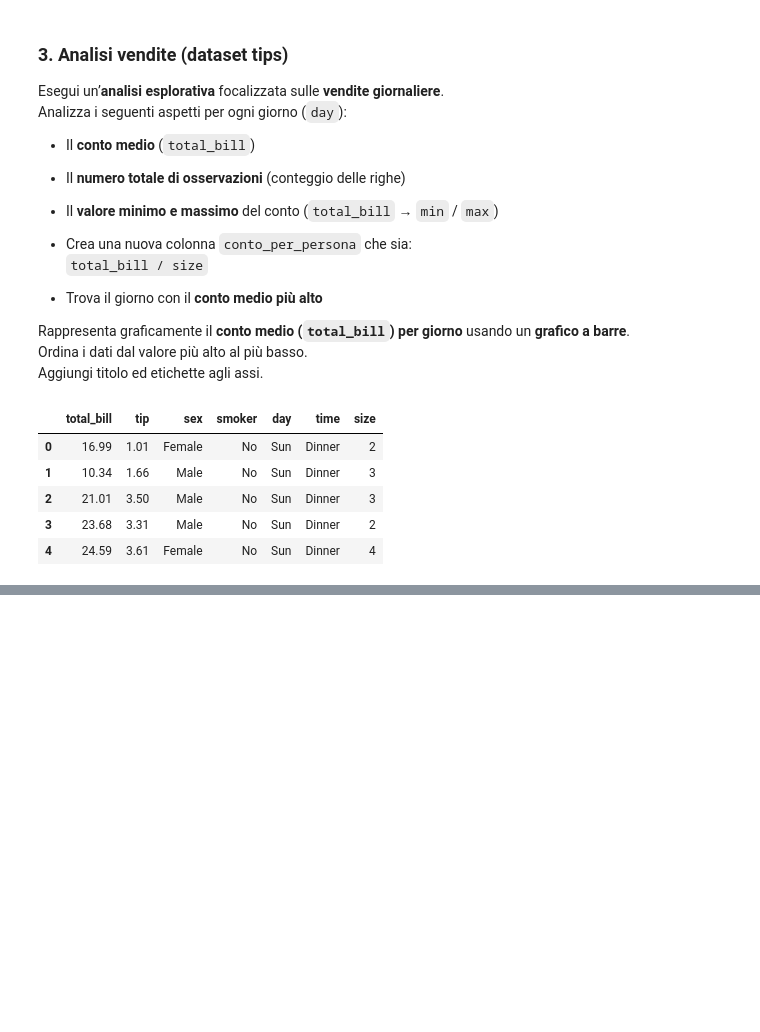
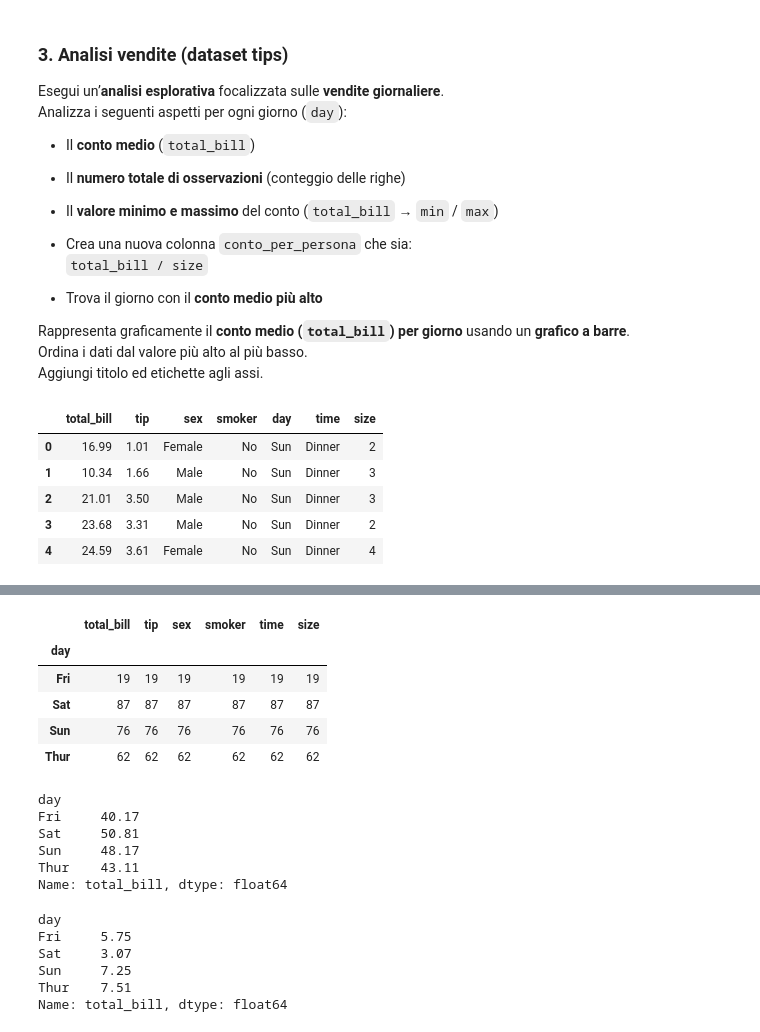
Before and after one commit to majamujagic/ProgrammingLab, a Jupyter notebook: Python 2/Lezione 3/3.5_Esercizi_lez_3.ipynb, the cells around one changed output, grey strips where cells are left out. Cells and saved outputs as stored; diff of their text form; code cells hidden in the pictures; blank space fills up the shorter version.

```diff
--- a/Python 2/Lezione 3/3.5_Esercizi_lez_3.ipynb
+++ b/Python 2/Lezione 3/3.5_Esercizi_lez_3.ipynb
@@ -229,0 +261,30 @@ df.head()
+# %%
+# Numero Totale di Oservazioni per Giorno
+df.groupby('day').count() # NON SO SE è GIUSTO
+# %% [output]
+|  | total_bill | tip | sex | smoker | time | size |
+| day |  |  |  |  |  |  |
+| Fri | 19 | 19 | 19 | 19 | 19 | 19 |
+| Sat | 87 | 87 | 87 | 87 | 87 | 87 |
+| Sun | 76 | 76 | 76 | 76 | 76 | 76 |
+| Thur | 62 | 62 | 62 | 62 | 62 | 62 |
+# %%
+# Valore Massimo del conto per Giorno
+df.groupby('day')['total_bill'].max()
+# %% [output]
+day
+Fri     40.17
+Sat     50.81
+Sun     48.17
+Thur    43.11
+Name: total_bill, dtype: float64
+# %%
+# Valore Minimo del conto per Giorno
+df.groupby('day')['total_bill'].min()
+# %% [output]
+day
+Fri     5.75
+Sat     3.07
+Sun     7.25
+Thur    7.51
+Name: total_bill, dtype: float64
```
Also changed, not shown: parts of 8 cells of this notebook.
